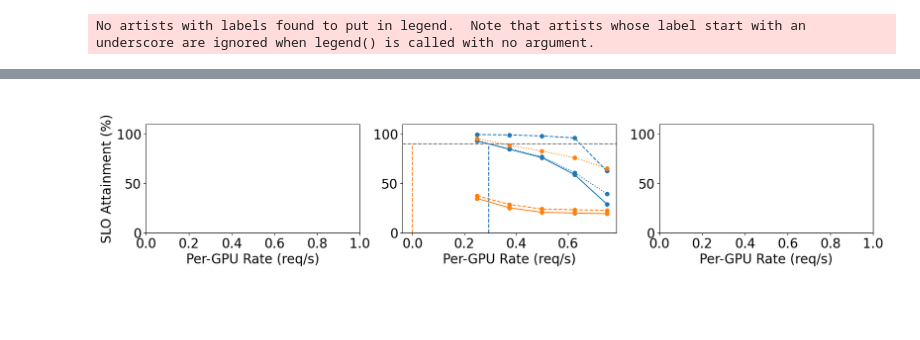
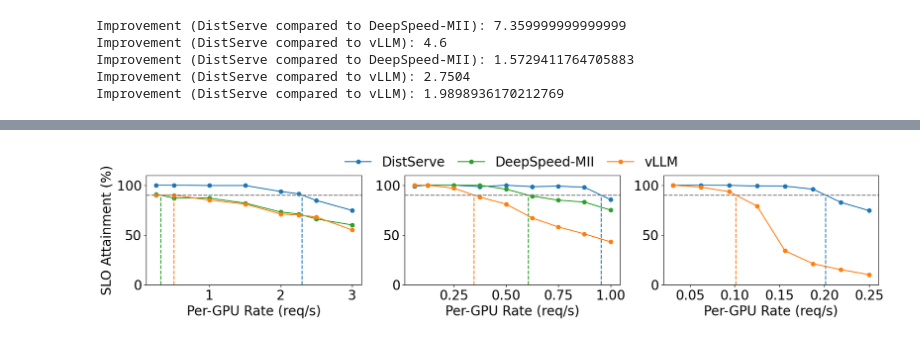
Before and after one commit to LLMServe/DistServe, a Jupyter notebook: distserve/evaluation/2-benchmark-serving/plot.ipynb, the cells around one changed output, grey strips where cells are left out. Cells and saved outputs as stored; diff of their text form; code cells hidden in the pictures; blank space fills up the shorter version.

```diff
--- a/distserve/evaluation/2-benchmark-serving/plot.ipynb
+++ b/distserve/evaluation/2-benchmark-serving/plot.ipynb
@@ -69,6 +82,7 @@ def draw_attainment_rate_plot(
     ttft_slo: float,
     tpot_slo: float,
     atta_target: Optional[float] = None,
+    show_ttft_tpot_line: bool = False,
     show_ylabel: bool = False
 ):
     ax.set_xlabel("Per-GPU Rate (req/s)")
@@ -87,8 +101,9 @@ def draw_attainment_rate_plot(
             ys_ttft.append(get_attainment(results, ttft_slo, None))
             ys_tpot.append(get_attainment(results, None, tpot_slo))
         ax.plot(xs, ys_both, label=backend.label, color=backend.color, marker=backend.marker)
-        ax.plot(xs, ys_ttft, label=backend.label+"-TTFT", linestyle=":", color=backend.color, marker=backend.marker)
-        ax.plot(xs, ys_tpot, label=backend.label+"-TPOT", linestyle="--", color=backend.color, marker=backend.marker)
+        if show_ttft_tpot_line:
+            ax.plot(xs, ys_ttft, label=backend.label+"-TTFT", linestyle=":", color=backend.color, marker=backend.marker)
+            ax.plot(xs, ys_tpot, label=backend.label+"-TPOT", linestyle="--", color=backend.color, marker=backend.marker)
         if atta_target:
             inter_x, inter_y = find_intersection(xs, ys_both, atta_target)
             ax.vlines(x = inter_x, ymin = 0, ymax = inter_y, linestyles="--", colors=backend.color)
@@ -101,54 +116,61 @@ def draw_attainment_rate_plot(
 
     ax.set_ylim(0, 110)
 # %%
-def plot_fig8_upper():
+def plot_fig8_upper(target_slo: float = 90, show_ttft_tpot_line: bool = False):
     plt.rcParams.update({'font.size': 20})
     fig, axs = plt.subplots(1, 3, figsize=(20, 3))
     draw_attainment_rate_plot(
         axs[0],
         "opt-13b-sharegpt",
-        [(100, 0.25), (100, 0.5), (100, 1), (100, 1.5), (100, 2), (100, 2.5), (100, 3)],
+        [(100, 0.25), (100, 0.5), (100, 1), (100, 1.5), (100, 2), (100, 2.25), (100, 2.5), (100, 3)],
         [
-            # Backend("distserve", SYSNAME, "C0", 3),
-            # Backend("vllm", "vLLM", "C1", 1),
-            # Backend("deepspeed", "DeepSpeed", "C2", 1)
+            Backend("distserve", SYSNAME, "C0", 3),
+            Backend("deepspeed", "DeepSpeed-MII", "C2", 1),
+            Backend("vllm", "vLLM", "C1", 1),
         ],
         0.25,
         0.1,
-        90,
-        show_ylabel=True
+        target_slo,
+        show_ylabel=True,
+        show_ttft_tpot_line=show_ttft_tpot_line
     )
-    fig.legend(frameon=False, bbox_to_anchor = (0.88, 1.1, 0, 0), ncol=6,
+    fig.legend(frameon=False, bbox_to_anchor = (0.7, 1.1, 0, 0), ncol=6,
         bbox_transform = plt.gcf().transFigure, columnspacing=1)
     draw_attainment_rate_plot(
         axs[1],
         "opt-66b-sharegpt",
-        # [(25, 0.0625), (25, 0.125), (25, 0.25), (25, 0.375), (25, 0.5), (25, 0.625), (25, 0.75)],
-        [(25, 0.25), (25, 0.375), (25, 0.5), (25, 0.625), (25, 0.75)],
+        [(25, 0.0625), (25, 0.125), (25, 0.25), (25, 0.375), (25, 0.5), (25, 0.625), (25, 0.75), (25, 0.875), (25, 1.0)],
         [
-            # Backend("distserve", SYSNAME, "C0", 8),
-            # Backend("vllm", "vLLM", "C1", 4)
-            Backend("distserve-sim-c41d22", SYSNAME, "C0", 8),
-            Backend("distserve-sim-c41d21", SYSNAME, "C1", 6),
+            Backend("distserve", SYSNAME, "C0", 8),
+            Backend("deepspeed", "DeepSpeed-MII", "C2", 4),
+            Backend("vllm", "vLLM", "C1", 4),
         ],
-        0.4,
-        0.1,
-        90
+        2.5,
+        0.15,
+        target_slo,
+        show_ttft_tpot_line=show_ttft_tpot_line
     )
     draw_attainment_rate_plot(
         axs[2],
         "opt-175b-sharegpt",
-        [(25, 0.03125), (25, 0.0625), (25, 0.09375), (25, 0.125), (25, 0.15625), (25, 0.1875), (25, 0.21875), (25, 0.25), (25, 0.28125), (25, 0.3125)],
+        [(25, 0.03125), (25, 0.0625), (25, 0.09375), (25, 0.125), (25, 0.15625), (25, 0.1875), (25, 0.21875), (25, 0.25)],
         [
-            # Backend("distserve", SYSNAME, "C0", 21),
-            # Backend("vllm", "vLLM", "C1", 8)
+            Backend("distserve", SYSNAME, "C0", 21),
+            # Backend("deepspeed", "DeepSpeed-MII", "C2", 8),
+            Backend("vllm", "vLLM", "C1", 8),
         ],
-        4.0,
+        4,
         0.2,
-        90
+        target_slo,
+        show_ttft_tpot_line=show_ttft_tpot_line
     )
-    plt.show()
 
-plot_fig8_upper()
+plot_fig8_upper(90)
+save_plot_to("chatbot-rate-p90.pdf")
+plt.show()
 # %% [output]
-No artists with labels found to put in legend.  Note that artists whose label start with an underscore are ignored when legend() is called with no argument.
+Improvement (DistServe compared to DeepSpeed-MII): 7.359999999999999
+Improvement (DistServe compared to vLLM): 4.6
+Improvement (DistServe compared to DeepSpeed-MII): 1.5729411764705883
+Improvement (DistServe compared to vLLM): 2.7504
+Improvement (DistServe compared to vLLM): 1.9898936170212769
@@ -157 +177 @@ Improvement (DistLLM compared to DistLLM): 294117647.0588235
-[figure, old version]
+[figure, new version]
```
Also changed, not shown: parts of 9 cells of this notebook.
